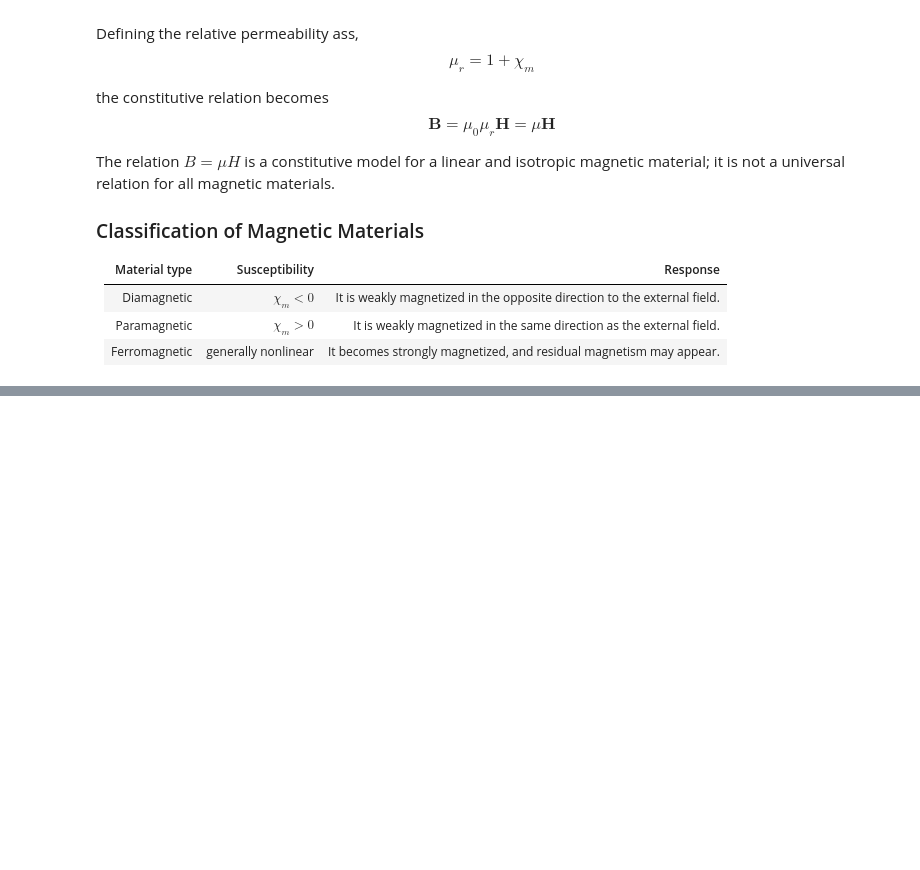
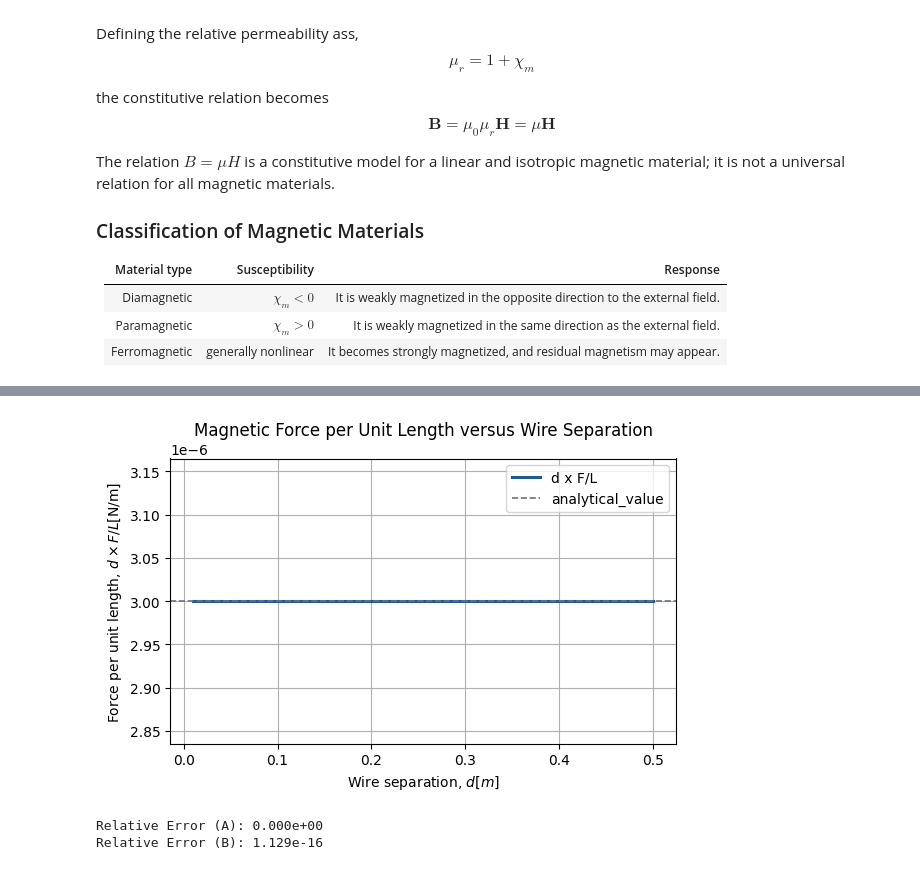
Before and after one commit to hyerim1212/maxwell-to-programmable-photonics, a Jupyter notebook: notebooks/05_magnetic_forces_and_magnetic_materials.ipynb, the cells around one changed output, grey strips where cells are left out. Cells and saved outputs as stored; diff of their text form; code cells hidden in the pictures; blank space fills up the shorter version.

```diff
--- a/notebooks/05_magnetic_forces_and_magnetic_materials.ipynb
+++ b/notebooks/05_magnetic_forces_and_magnetic_materials.ipynb
@@ -97,0 +355,50 @@ The relation $B =\mu H$ is a constitutive model for a linear and isotropic magne
+# %%
+F_L_E = []
+for d in d_range:
+    r_2_E = np.array([d, 0, 0])
+    F_2_per_L_E = d * I_2 * np.cross(u_2, magnetic_field_infinite_straight_wire(r_2_E, I_1, r_1, u_1))
+    F_L_E.append(F_2_per_L_E)
+
+F_L_E = np.asarray(F_L_E)
+F_L_E_magnitude = np.linalg.norm(F_L_E, axis=1)
+
+analytical_value = MU_0 * abs(I_1 * I_2) / (2 * np.pi)
+
+plt.figure(figsize=(6, 4))
+
+plt.plot(
+    d_range,
+    F_L_E_magnitude,
+    label=r"d x F/L",
+    linewidth=2.2,
+    color=COLORS["numerical"]
+)
+
+plt.axhline(
+    analytical_value,
+    color=COLORS["reference"],
+    linestyle="--",
+    linewidth=1.2,
+    label="analytical_value"
+)
+
+plt.xlabel(r"Wire separation, $d[m]$")
+plt.ylabel(r"Force per unit length, $d \times F/L \mathrm{[N/m]}$")
+plt.title("Magnetic Force per Unit Length versus Wire Separation")
+
+plt.grid(True)
+plt.legend()
+plt.tight_layout()
+
+plt.show()
+# %% [output]
+[figure, added]
+# %%
+print(f"Relative Error (A): {R_A:.3e}")
+print(f"Relative Error (B): {R_B:.3e}")
+
+assert F_2_per_L_B[0] < 0
+assert F_2_per_L_C[0] > 0
+# %% [output]
+Relative Error (A): 0.000e+00
+Relative Error (B): 1.129e-16
```
Also changed, not shown: parts of 6 cells of this notebook.
